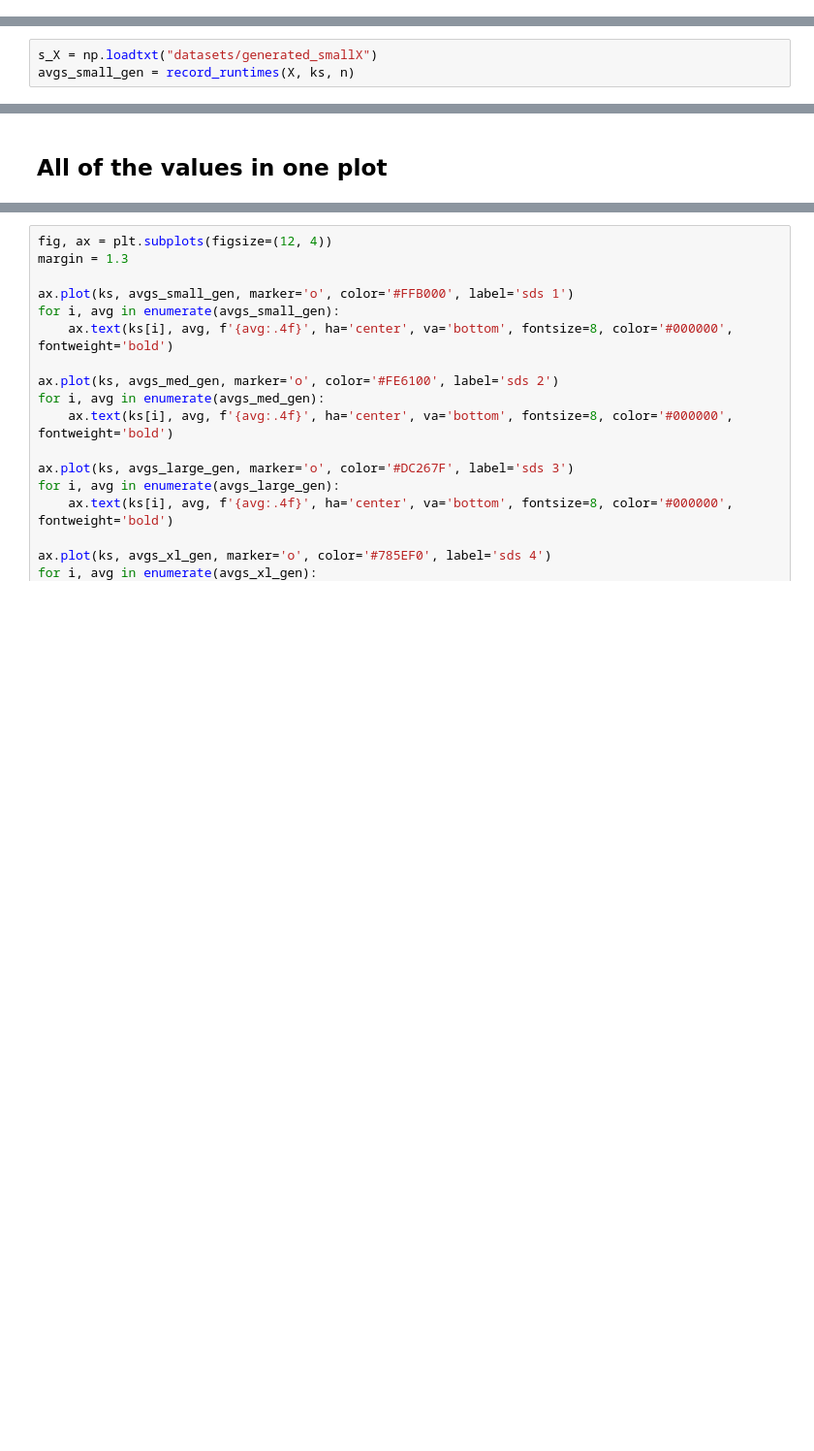
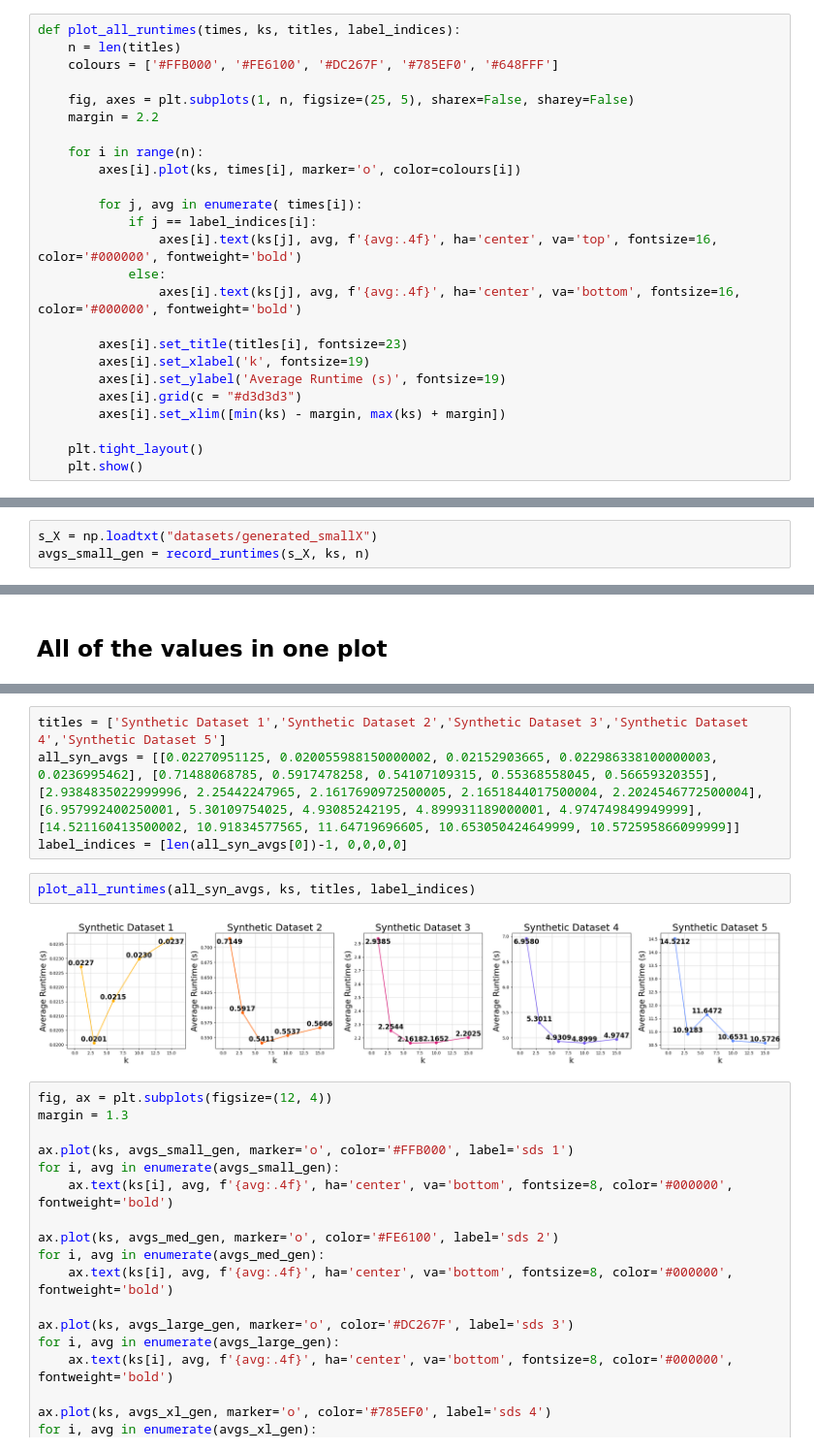
Before and after one commit to niconymanda/knn-chain, a Jupyter notebook: paper_results.ipynb, the cells around one changed output, grey strips where cells are left out. Shown at 97% size. Cells and saved outputs as stored; diff of their text form; blank space fills up the shorter version.

```diff
--- a/paper_results.ipynb
+++ b/paper_results.ipynb
@@ -60,3 +61,28 @@ def plot_runtimes(ks, avgs):
     plt.xlim(min(ks) - margin, max(ks) + margin)
 
     plt.show()
+# %%
+def plot_all_runtimes(times, ks, titles, label_indices):
+    n = len(titles)
+    colours = ['#FFB000', '#FE6100', '#DC267F', '#785EF0', '#648FFF']
+
+    fig, axes = plt.subplots(1, n, figsize=(25, 5), sharex=False, sharey=False)
+    margin = 2.2
+
+    for i in range(n):
+        axes[i].plot(ks, times[i], marker='o', color=colours[i])
+
+        for j, avg in enumerate( times[i]):
+            if j == label_indices[i]:
+                axes[i].text(ks[j], avg, f'{avg:.4f}', ha='center', va='top', fontsize=16, color='#000000', fontweight='bold')
+            else:
+                axes[i].text(ks[j], avg, f'{avg:.4f}', ha='center', va='bottom', fontsize=16, color='#000000', fontweight='bold')
+
+        axes[i].set_title(titles[i], fontsize=23)
+        axes[i].set_xlabel('k', fontsize=19)
+        axes[i].set_ylabel('Average Runtime (s)', fontsize=19)
+        axes[i].grid(c = "#d3d3d3")
+        axes[i].set_xlim([min(ks) - margin, max(ks) + margin])
+
+    plt.tight_layout()
+    plt.show()
@@ -144,5 +190,5 @@ plt.show()
 ## 1. small X
 # %%
 s_X = np.loadtxt("datasets/generated_smallX")
-avgs_small_gen = record_runtimes(X, ks, n)
+avgs_small_gen = record_runtimes(s_X, ks, n)
 # %% [output]
@@ -279,3 +265,11 @@ plt.show()
+# %%
+titles = ['Synthetic Dataset 1','Synthetic Dataset 2','Synthetic Dataset 3','Synthetic Dataset 4','Synthetic Dataset 5']
+all_syn_avgs = [[0.02270951125, 0.020055988150000002, 0.02152903665, 0.022986338100000003, 0.0236995462], [0.71488068785, 0.5917478258, 0.54107109315, 0.55368558045, 0.56659320355], [2.9384835022999996, 2.25442247965, 2.1617690972500005, 2.1651844017500004, 2.2024546772500004], [6.957992400250001, 5.30109754025, 4.93085242195, 4.899931189000001, 4.974749849949999], [14.521160413500002, 10.91834577565, 11.64719696605, 10.653050424649999, 10.572595866099999]]
+label_indices = [len(all_syn_avgs[0])-1, 0,0,0,0]
+# %%
+plot_all_runtimes(all_syn_avgs, ks, titles, label_indices)
+# %% [output]
+[figure, added]
 # %%
 fig, ax = plt.subplots(figsize=(12, 4))
 margin = 1.3
```
Also changed, not shown: parts of 28 cells of this notebook.
